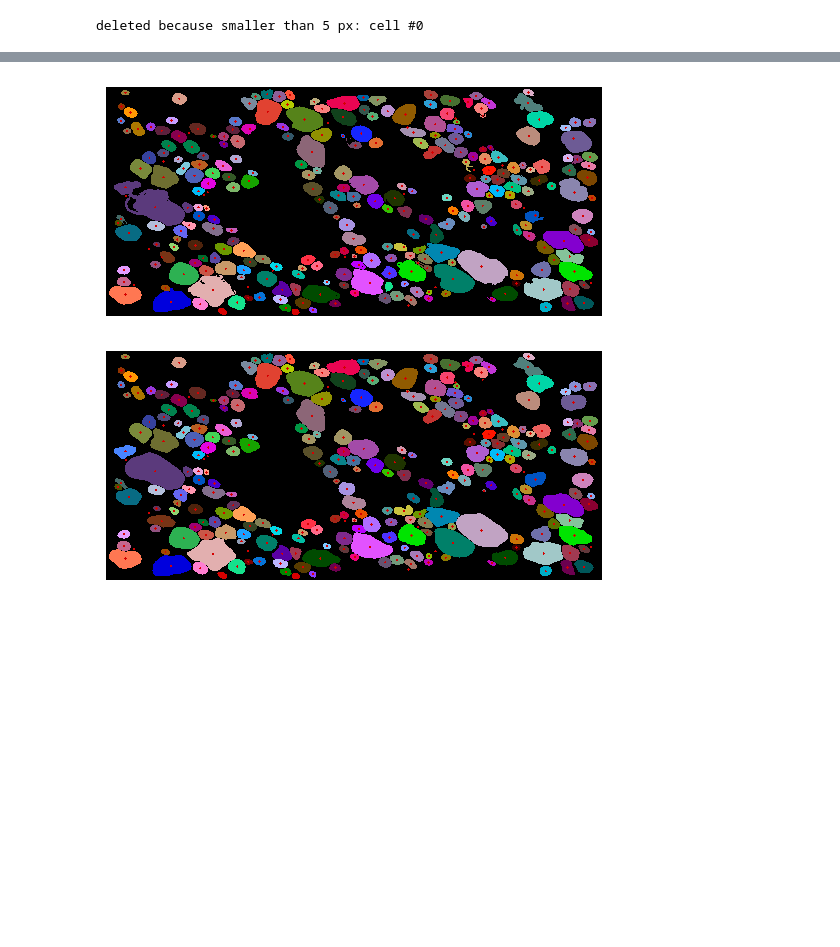
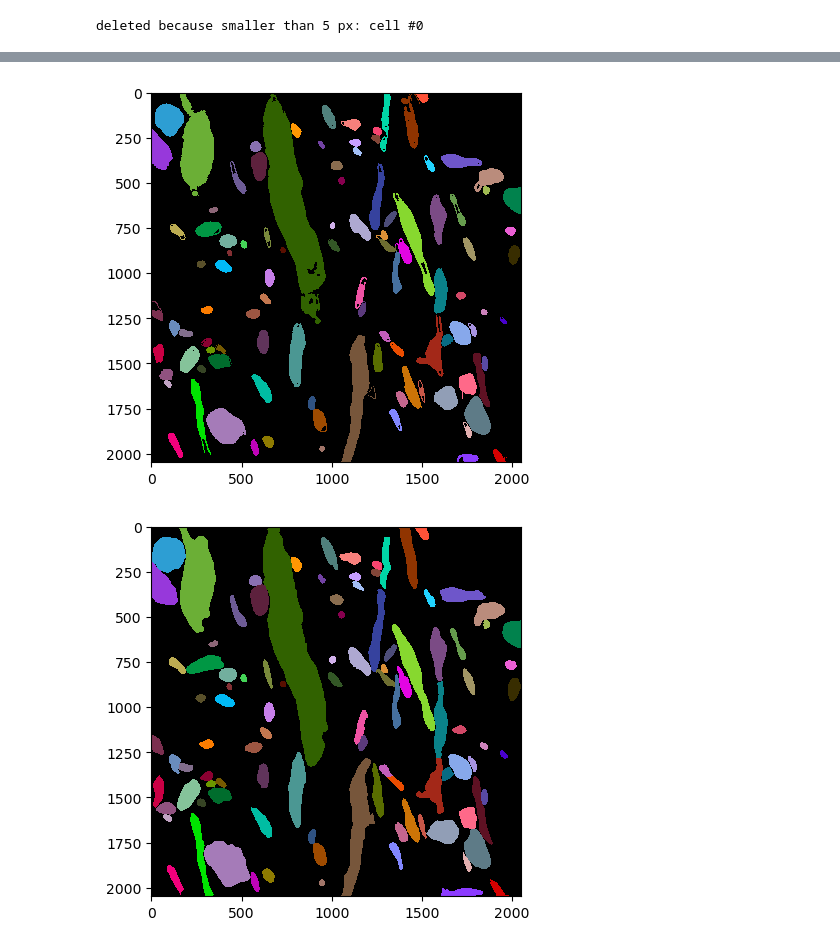
Before and after one commit to PhilipRuthig/EMtools, a Jupyter notebook: 4_validation.ipynb, the cells around one changed output, grey strips where cells are left out. Saved outputs shown, nothing was run; the diff lists cells and outputs as text; code cells hidden in the pictures; blank space fills up the shorter version.

```diff
--- a/4_validation.ipynb
+++ b/4_validation.ipynb
@@ -342,6 +337,7 @@ deleted cells because they don't have myelin: [60, 61, 65, 298, 302]
 # %%
 pred_both_labeled = pred_inner_labeled+pred_outer_labeled
 val_both_labeled = val_inner_labeled+val_outer_labeled
+val_both_labeled[val_both_labeled>0] += 10000 # seperating val and pred
 # %% [markdown]
 #### Cleanup of predicted data
 Remove segmented cells that touch the border of the image.
@@ -414,8 +401,7 @@ for id in np.unique(pred_both_labeled):
         #re-insert the remaining one to pred_both_labeled
         pred_both_labeled[pred_both_labeled==id] = 0
         pred_both_labeled = pred_both_labeled + current_id_kept
-        if plot_all == True:
-            print ("Removed " + str(n-1) + " inner duplicates from id #" + str(id))
+        print ("Removed " + str(n-1) + " inner duplicates from id #" + str(id))
 
 # if fibers are unreasonably small, remove them from further analysis.
 for id in np.unique(pred_both_labeled):
@@ -638,0 +638,24 @@ cell deleted: 290 - found false negative
+# %%
+# here, we hard filter every cell that does not have a correspondingly labeled val or pred cell.
+# iterate through np.unique(pred_both_labeled), delete all cells that do not have corresponding val cell.
+# then do the same other way around.
+for id in np.unique(pred_both_labeled):
+    # check if id is in val_outer_labeled
+    if id not in val_both_labeled:
+        # if not, delete in pred_outer_labeled
+        pred_both_labeled[pred_both_labeled==id] = 0
+        print("deleted prediction label #" + str(id))
+        n_false_positive += 1
+
+for id in np.unique(val_both_labeled):
+    if id not in pred_both_labeled:
+        # if not, delete in pred_both_labeled
+        val_both_labeled[val_both_labeled==id] = 0
+        print("deleted validation label #" + str(id))
+        n_false_negative += 1
+
+# revert labels back to low values
+pred_both_labeled -= 10000
+val_both_labeled -= 10000
+pred_both_labeled[pred_both_labeled<0]=0
+val_both_labeled[val_both_labeled<0]=0
@@ -639,21 +680,12 @@ cell deleted: 290 - found false negative
 # %%
-bool_array_labeled_dil = ndi.binary_dilation(bool_array_val_labeled,iterations=10)
-
-plt.axis("off")
 plt.imshow(pred_both_labeled,cmap=glasbey,interpolation='None',vmin=0.1)
-plt.imshow(np.ma.array(bool_array_labeled_dil, mask=bool_array_labeled_dil==0), interpolation='none', cmap=glasbey,vmin=0.1)
 plt.show()
 
-plt.axis("off")
 plt.imshow(val_both_labeled,cmap=glasbey,interpolation='None',vmin=0.1)
-plt.imshow(np.ma.array(bool_array_labeled_dil, mask=bool_array_labeled_dil==0), interpolation='none', cmap=glasbey,vmin=0.1)
 plt.show()
-
-# plt.imshow(ndi.binary_dilation(bool_array_labeled,iterations=10))
-# plt.show()
 # %% [output]
-[figure, old version]
+[figure, new version]
-[figure, old version]
+[figure, new version]
 # %%
 print(len(np.unique(val_both_labeled)))
 print(len(np.unique(pred_both_labeled)))
```
Also changed, not shown: parts of 60 cells of this notebook, 2 other files.
